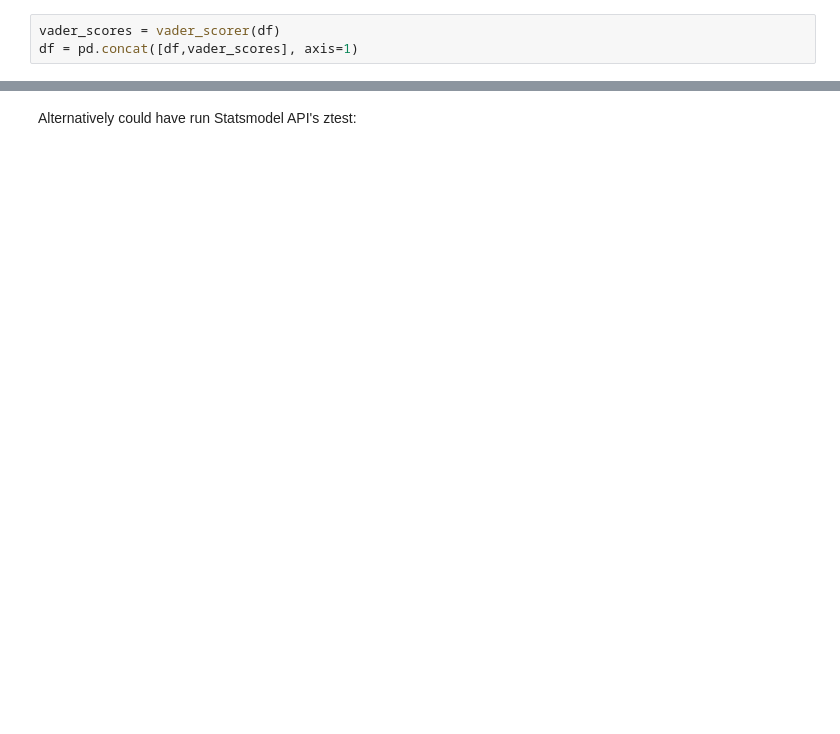
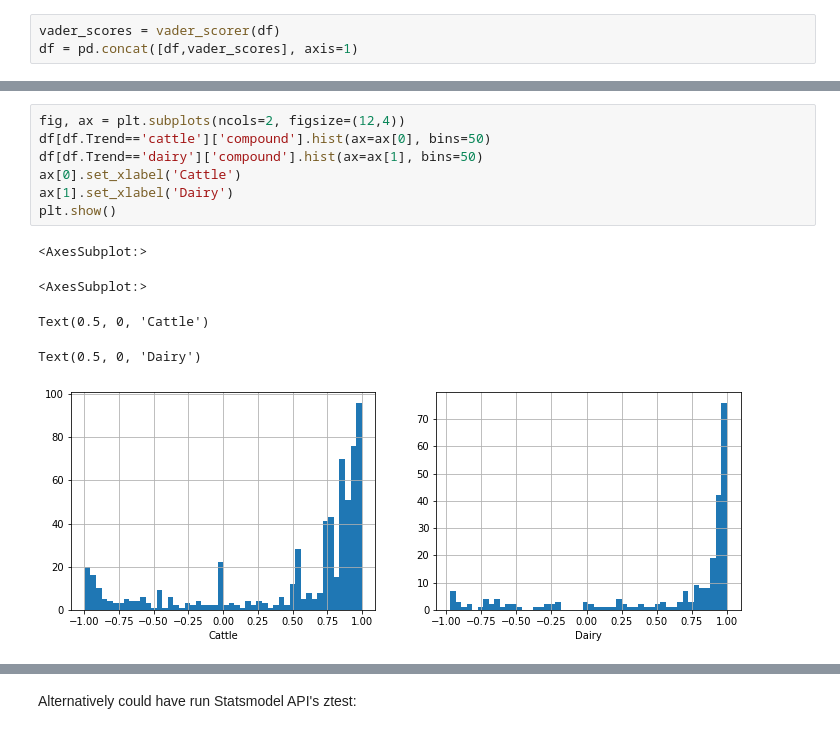
Before and after one commit to TahirAwwad/agriculture-data-analytics, a Jupyter notebook: notebooks/notebook-4-03-st-ifa-ie-beef-v-dairy-articles.ipynb, the cells around one changed output, grey strips where cells are left out. Drawn from its saved outputs; the diff is of its cells as text; blank space fills up the shorter version.

```diff
--- a/notebooks/notebook-4-03-st-ifa-ie-beef-v-dairy-articles.ipynb
+++ b/notebooks/notebook-4-03-st-ifa-ie-beef-v-dairy-articles.ipynb
@@ -112 +153,14 @@ dairy_articles_dataframe.head()
+# %%
+fig, ax = plt.subplots(ncols=2, figsize=(12,4))
+df[df.Trend=='cattle']['compound'].hist(ax=ax[0], bins=50)
+df[df.Trend=='dairy']['compound'].hist(ax=ax[1], bins=50)
+ax[0].set_xlabel('Cattle')
+ax[1].set_xlabel('Dairy')
+plt.show()
+# %% [output]
+<AxesSubplot:>
+<AxesSubplot:>
+Text(0.5, 0, 'Cattle')
+Text(0.5, 0, 'Dairy')
+[figure, added]
 # %% [markdown]
```
Also changed, not shown: parts of 28 cells of this notebook, 7 other files.
